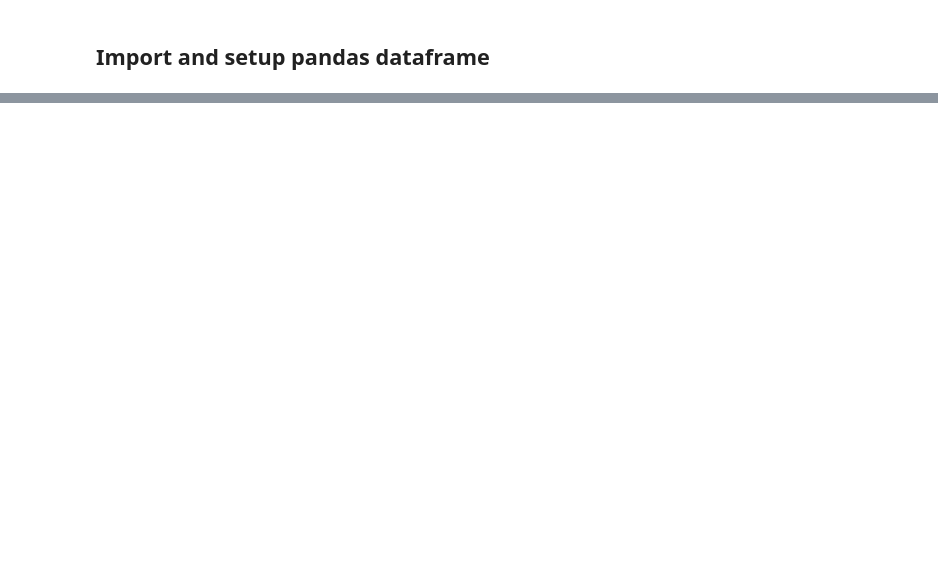
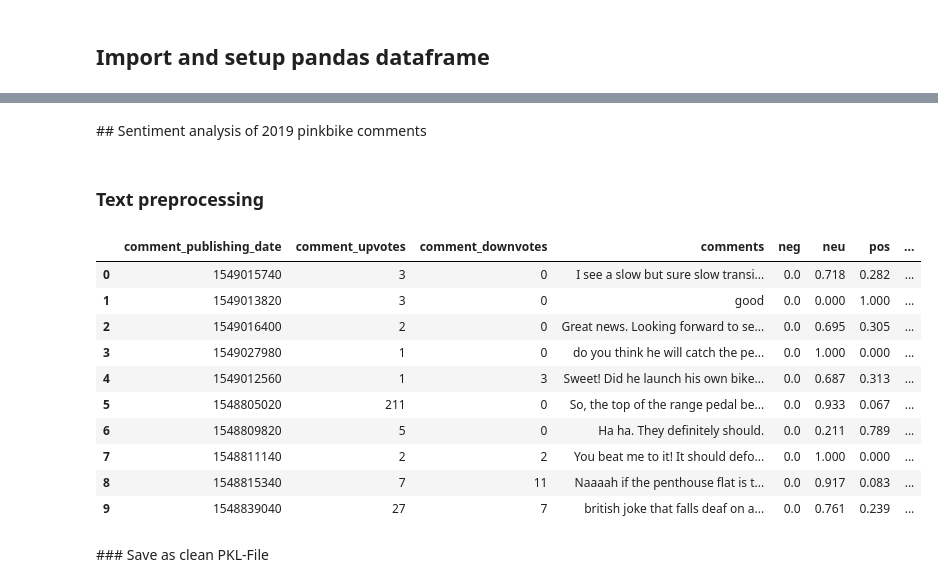
Before and after one commit to sandromatter/WS-ACA, a Jupyter notebook: pinkbike_analysis/pinkbike_sentiment_analysis.ipynb, the cells around one changed output, grey strips where cells are left out. Drawn from its saved outputs; the diff is of its cells as text; code cells hidden in the pictures; blank space fills up the shorter version.

```diff
--- a/pinkbike_analysis/pinkbike_sentiment_analysis.ipynb
+++ b/pinkbike_analysis/pinkbike_sentiment_analysis.ipynb
@@ -173,0 +111,80 @@ result.plot(kind='bar', rot=0, color=['plum','cyan']);
+# %% [markdown]
+## Sentiment analysis of 2019 pinkbike comments
+# %%
+# Read in data and display first 10 rows
+pd.set_option("display.max_colwidth", 10000)
+df = pd.read_csv('src/2019_pinkbike_comments.csv')
+df.drop("id", axis = 1, inplace = True)
+df.dropna(axis = 0, inplace = True)
+df = df.loc[:, ["comment_publishing_date", "comment_upvotes", "comment_downvotes", "comment_content"]]
+# %% [markdown]
+### Text preprocessing
+# %%
+# Expanding shortforms
+df["no_contract"] = df['comment_content'].apply(lambda x: [contractions.fix(word) for word in x.split()])
+df["comment_content_str"] = [' '.join(map(str, l)) for l in df['no_contract']]
+
+
+# Detect language and delete non-english comments
+
+pretrained_model = "src/lid.176.bin"
+model = fasttext.load_model(pretrained_model)
+langs = []
+
+for sent in df["comment_content_str"]:
+    lang = model.predict(sent)[0]
+    langs.append(str(lang)[11:13])
+df["langs"] = langs
+
+new_df = df[~df["langs"].str.contains("en", na = False)]
+
+    ## Get indexes of foreign languages
+indexNames = new_df.index
+
+    ## Delete these row indexes from dataFrame
+df.drop(indexNames , inplace = True)
+
+
+# Remove URLs
+df['no_url'] = df['comment_content_str'].replace(r'http\S+', '', regex = True).replace(r'www\S+', '', regex = True)
+
+
+# Clear table
+delete_columns = ["comment_content", "no_contract", "comment_content_str", "langs"]
+df.drop(delete_columns, inplace = True, axis = 1)
+df.rename(columns = {"no_url": "comments"}, inplace = True)
+
+
+# Vader sentiment analysis
+    ## Generating sentiment for all the sentence present in the dataset
+emptyline=[]
+
+for row in df["comments"]:
+    vs = analyzer.polarity_scores(row)
+    emptyline.append(vs)
+
+    ## Creating new dataframe with sentiments
+df_sentiments = pd.DataFrame(emptyline)
+
+
+    ## Merging the sentiments back to reviews dataframe
+df = pd.concat([df.reset_index(drop = True), df_sentiments], axis = 1)
+
+    ## Convert scores into positive and negetive sentiments using some threshold
+df['sentiment'] = np.where(df['compound'] >= 0 , 'Positive','Negative')
+
+df.head(10)
+# %% [output]
+|  | comment_publishing_date | comment_upvotes | comment_downvotes | comments | neg | neu | pos | ... |
+| 0 | 1549015740 | 3 | 0 | I see a slow but sure slow transi... | 0.0 | 0.718 | 0.282 | ... |
+| 1 | 1549013820 | 3 | 0 | good | 0.0 | 0.000 | 1.000 | ... |
+| 2 | 1549016400 | 2 | 0 | Great news. Looking forward to se... | 0.0 | 0.695 | 0.305 | ... |
+| 3 | 1549027980 | 1 | 0 | do you think he will catch the pe... | 0.0 | 1.000 | 0.000 | ... |
+| 4 | 1549012560 | 1 | 3 | Sweet! Did he launch his own bike... | 0.0 | 0.687 | 0.313 | ... |
+| 5 | 1548805020 | 211 | 0 | So, the top of the range pedal be... | 0.0 | 0.933 | 0.067 | ... |
+| 6 | 1548809820 | 5 | 0 | Ha ha. They definitely should. | 0.0 | 0.211 | 0.789 | ... |
+| 7 | 1548811140 | 2 | 2 | You beat me to it! It should defo... | 0.0 | 1.000 | 0.000 | ... |
+| 8 | 1548815340 | 7 | 11 | Naaaah if the penthouse flat is t... | 0.0 | 0.917 | 0.083 | ... |
+| 9 | 1548839040 | 27 | 7 | british joke that falls deaf on a... | 0.0 | 0.761 | 0.239 | ... |
+# %% [markdown]
+### Save as clean PKL-File
```
Also changed, not shown: parts of 40 cells of this notebook, 8 other files.
